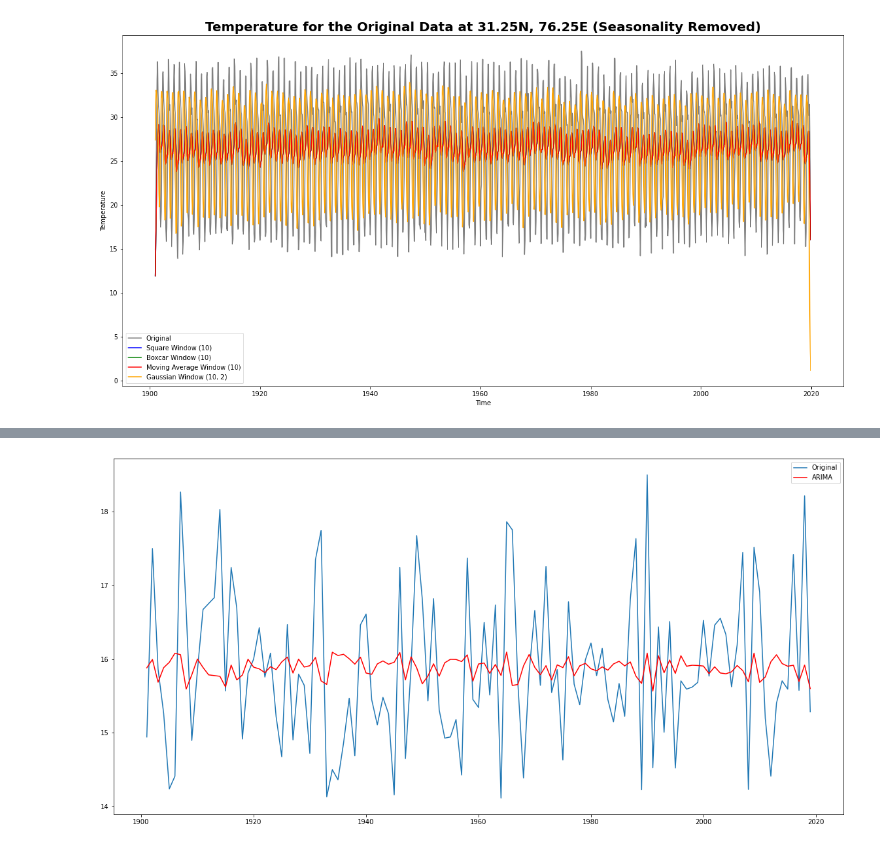
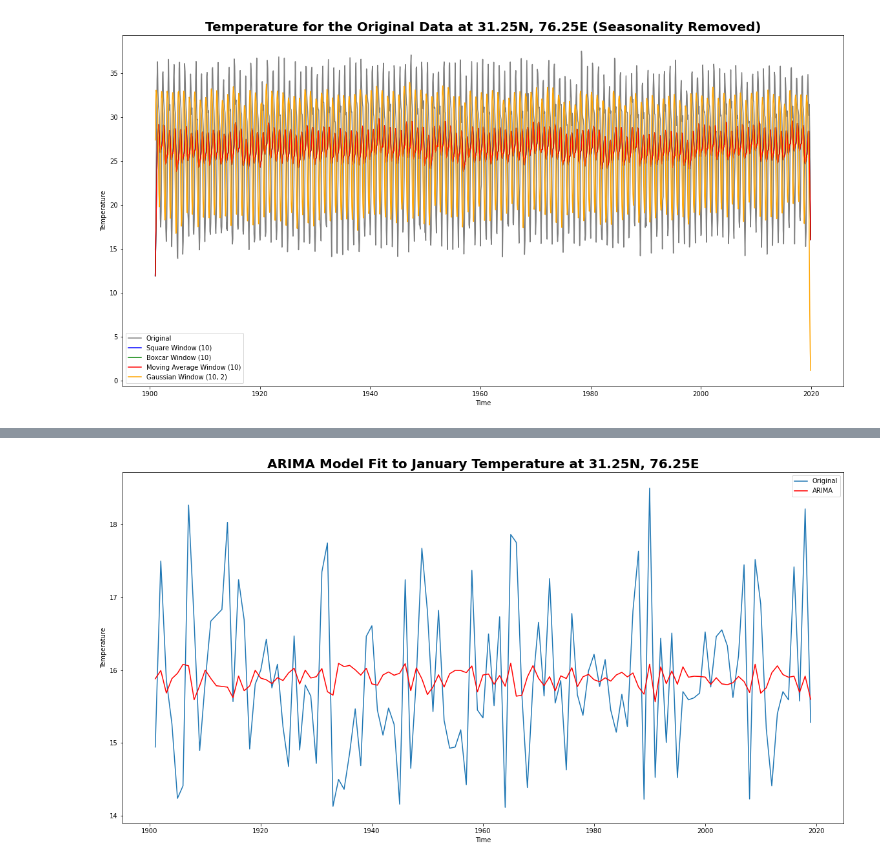
Before and after one commit to alliajagbe/time-series, a Jupyter notebook: timedata2.ipynb, the cells around one changed output, grey strips where cells are left out. Drawn from its saved outputs; the diff is of its cells as text; code cells hidden in the pictures.

```diff
--- a/timedata2.ipynb
+++ b/timedata2.ipynb
@@ -405,6 +405,9 @@ fig, ax = plt.subplots(figsize=(20,10))
 ax.plot(january_data_array, label='Original')
 ax.plot(model_fit.fittedvalues, color='red', label='ARIMA')
 ax.legend()
+ax.set_title('ARIMA Model Fit to January Temperature at 31.25N, 76.25E', fontsize=20, fontweight='bold')
+ax.set_xlabel('Time')
+ax.set_ylabel('Temperature')
 plt.show()
 # %% [output]
                                SARIMAX Results
@@ -416,12 +419,12 @@ Time:                        17:35:41   BIC                            360.157
 Sample:                    01-01-1901   HQIC                           355.205
                          - 01-01-2019
 Covariance Type:                  opg
 ==============================================================================
                  coef    std err          z      P>|z|      [0.025      0.975]
 ------------------------------------------------------------------------------
 ... (8 lines left out)
 ===================================================================================
 
 Warnings:
 [1] Covariance matrix calculated using the outer product of gradients (complex-step).
-[figure, old version]
+[figure, new version]
```
Also changed, not shown: parts of 1 cell of this notebook.
